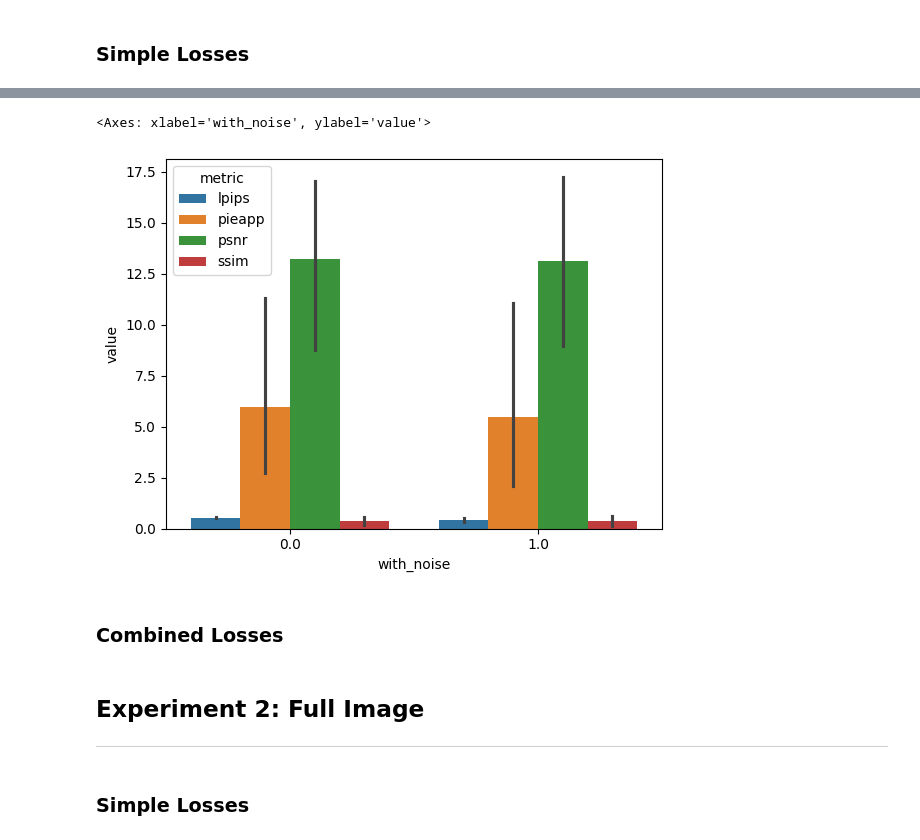
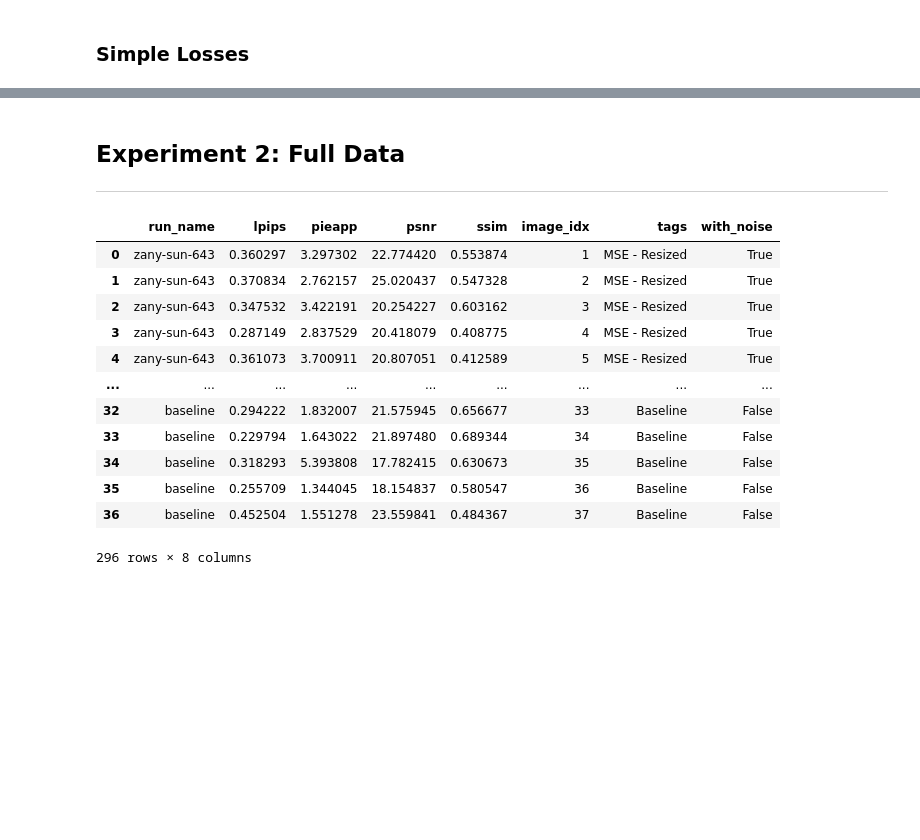
Before and after one commit to mikasenghaas/sillystill, a Jupyter notebook: notebooks/5.0-results.ipynb, the cells around one changed output, grey strips where cells are left out. Cells and saved outputs as stored; diff of their text form; code cells hidden in the pictures; blank space fills up the shorter version.

```diff
--- a/notebooks/5.0-results.ipynb
+++ b/notebooks/5.0-results.ipynb
@@ -117,13 +128,4 @@ sns.barplot(df_pivot[df_pivot.with_noise != 0.0], x="metric", y="value", hue="ru
-# %%
-sns.barplot(data=df_pivot, x="with_noise", y="value", hue="metric")
-# %% [output]
-<Axes: xlabel='with_noise', ylabel='value'>
-[figure, removed]
-# %% [markdown]
-### Combined Losses
 # %% [markdown]
-## Experiment 2: Full Image
+## Experiment 2: Full Data
 
 ---
-# %% [markdown]
-### Simple Losses
@@ -129,0 +159,17 @@ sns.barplot(data=df_pivot, x="with_noise", y="value", hue="metric")
+# %%
+full_data = load_results("outputs/full-data.csv", runs)
+full_data
+# %% [output]
+|  | run_name | lpips | pieapp | psnr | ssim | image_idx | tags | with_noise |
+| 0 | zany-sun-643 | 0.360297 | 3.297302 | 22.774420 | 0.553874 | 1 | MSE - Resized | True |
+| 1 | zany-sun-643 | 0.370834 | 2.762157 | 25.020437 | 0.547328 | 2 | MSE - Resized | True |
+| 2 | zany-sun-643 | 0.347532 | 3.422191 | 20.254227 | 0.603162 | 3 | MSE - Resized | True |
+| 3 | zany-sun-643 | 0.287149 | 2.837529 | 20.418079 | 0.408775 | 4 | MSE - Resized | True |
+| 4 | zany-sun-643 | 0.361073 | 3.700911 | 20.807051 | 0.412589 | 5 | MSE - Resized | True |
+| ... | ... | ... | ... | ... | ... | ... | ... | ... |
+| 32 | baseline | 0.294222 | 1.832007 | 21.575945 | 0.656677 | 33 | Baseline | False |
+| 33 | baseline | 0.229794 | 1.643022 | 21.897480 | 0.689344 | 34 | Baseline | False |
+| 34 | baseline | 0.318293 | 5.393808 | 17.782415 | 0.630673 | 35 | Baseline | False |
+| 35 | baseline | 0.255709 | 1.344045 | 18.154837 | 0.580547 | 36 | Baseline | False |
+| 36 | baseline | 0.452504 | 1.551278 | 23.559841 | 0.484367 | 37 | Baseline | False |
+296 rows × 8 columns
```
Also changed, not shown: parts of 11 cells of this notebook, 4 other files.
